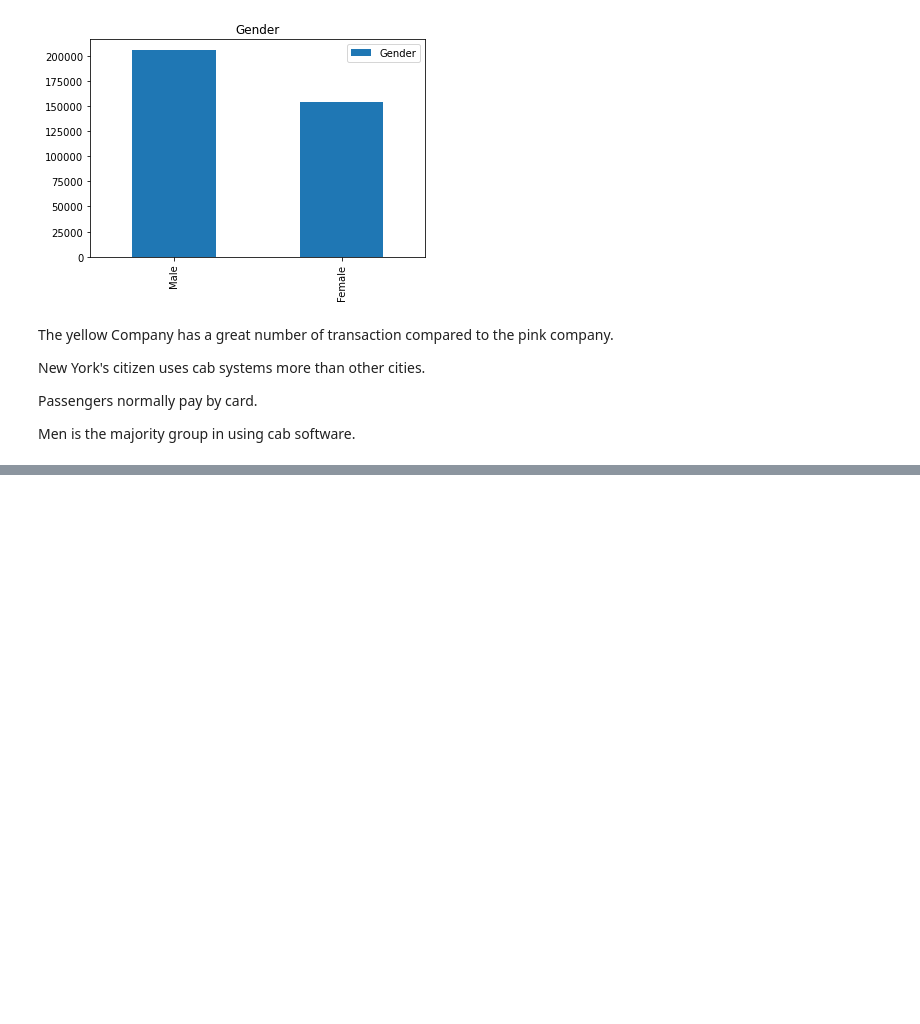
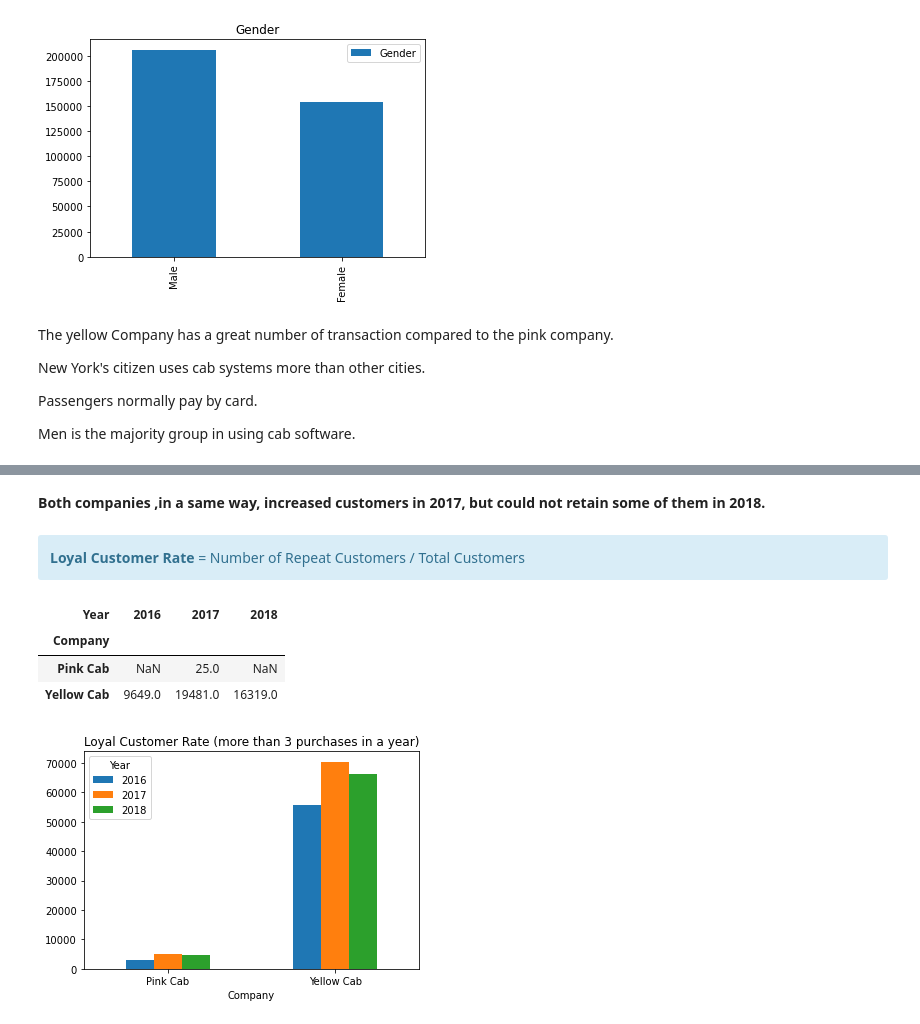
Before and after one commit to MohsenBah/G2M_Insight_Cab_Investment, a Jupyter notebook: G2M_insights.ipynb, the cells around one changed output, grey strips where cells are left out. Saved outputs shown, nothing was run; the diff lists cells and outputs as text; code cells hidden in the pictures; blank space fills up the shorter version.

```diff
--- a/G2M_insights.ipynb
+++ b/G2M_insights.ipynb
@@ -452,0 +422,23 @@ Previously, it has been revealed that Pink company in above mentioned cities has
+# %% [markdown]
+<b>Both companies ,in a same way, increased customers in 2017, but could not retain some of them in 2018. </b>
+# %% [markdown]
+<div class="alert alert-block alert-info">
+<b>Loyal Customer Rate</b>  = Number of Repeat Customers / Total Customers
+
+</div>
+# %%
+df_repeat= cab_data.groupby(by=["Company", "Year", 'Customer ID']).size().reset_index()
+df_R_10=df_repeat[df_repeat.loc[:,0]>10].set_axis(["Company", "Year", 'Customer ID', 'total_10'], axis=1)
+df_R_3=df_repeat[df_repeat.loc[:,0]>3].set_axis(["Company", "Year", 'Customer ID', 'total_3'], axis=1)
+df_Re_3=df_R_3.groupby(by=["Company", "Year"])['total_3'].sum().unstack()
+df_Re_10=df_R_10.groupby(by=["Company", "Year"])['total_10'].sum().unstack()
+df_Re_10
+# %% [output]
+| Year | 2016 | 2017 | 2018 |
+| Company |  |  |  |
+| Pink Cab | NaN | 25.0 | NaN |
+| Yellow Cab | 9649.0 | 19481.0 | 16319.0 |
+# %%
+df_Re_3.plot.bar(title = "Loyal Customer Rate (more than 3 purchases in a year)", rot=False);
+# %% [output]
+[figure, added]
```
Also changed, not shown: parts of 35 cells of this notebook.
